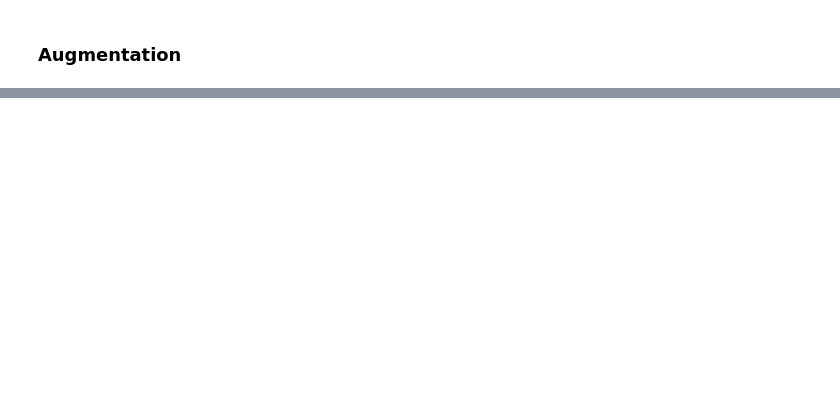
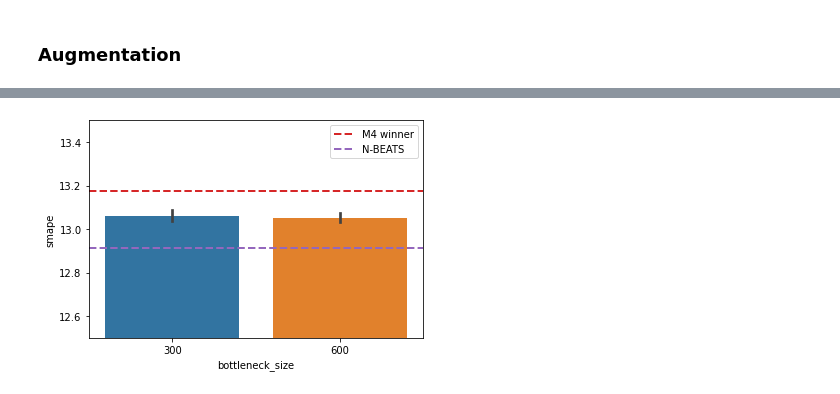
Before and after one commit to djib2011/forecasting, a Jupyter notebook: analysis/explore_results_ensemble.ipynb, the cells around one changed output, grey strips where cells are left out. Saved outputs shown, nothing was run; the diff lists cells and outputs as text; code cells hidden in the pictures; blank space fills up the shorter version.

```diff
--- a/analysis/explore_results_ensemble.ipynb
+++ b/analysis/explore_results_ensemble.ipynb
@@ -191,0 +231,7 @@ add_benchmarks()
+# %%
+sns.barplot(x='bottleneck_size', y='smape', data=df9)
+plt.ylim([12.5, 13.5])
+
+add_benchmarks()
+# %% [output]
+[figure, added]
```
Also changed, not shown: parts of 17 cells of this notebook, 4 other files.
